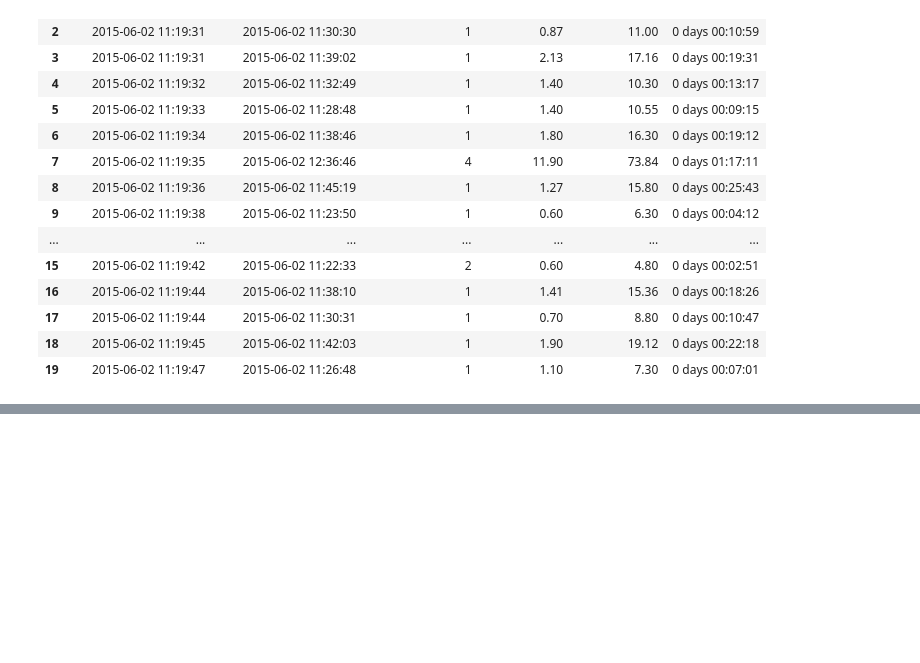
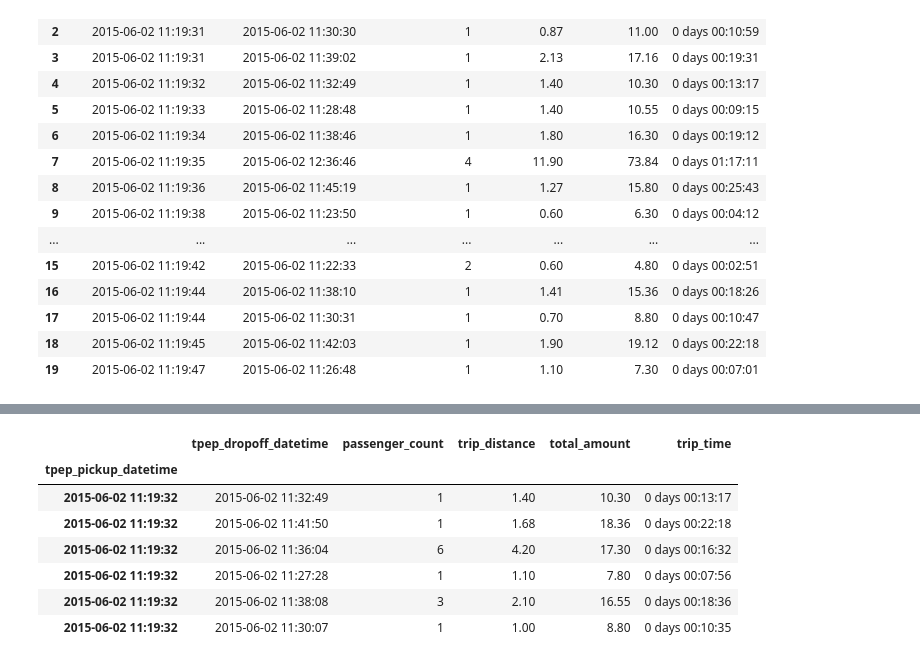
Before and after one commit to ramlaxman/cisco-2020-oct-14-pandas-dates, a Jupyter notebook: Cisco 2020 Oct 14 — pandas dates.ipynb, the cells around one changed output, grey strips where cells are left out. Drawn from its saved outputs; the diff is of its cells as text; code cells hidden in the pictures; blank space fills up the shorter version.

```diff
--- a/Cisco 2020 Oct 14 — pandas dates.ipynb
+++ b/Cisco 2020 Oct 14 — pandas dates.ipynb
@@ -273,0 +284,5 @@ df.head(20)
+# %%
+# use a datetime column as the index into the data frame!
+
+df = df.set_index('tpep_pickup_datetime')
+df.head()
@@ -273,0 +297,12 @@ df.head(20)
+# %%
+# (1)
+df.loc['2015-06-02 11:19:32']
+# %% [output]
+|  | tpep_dropoff_datetime | passenger_count | trip_distance | total_amount | trip_time |
+| tpep_pickup_datetime |  |  |  |  |  |
+| 2015-06-02 11:19:32 | 2015-06-02 11:32:49 | 1 | 1.40 | 10.30 | 0 days 00:13:17 |
+| 2015-06-02 11:19:32 | 2015-06-02 11:41:50 | 1 | 1.68 | 18.36 | 0 days 00:22:18 |
+| 2015-06-02 11:19:32 | 2015-06-02 11:36:04 | 6 | 4.20 | 17.30 | 0 days 00:16:32 |
+| 2015-06-02 11:19:32 | 2015-06-02 11:27:28 | 1 | 1.10 | 7.80 | 0 days 00:07:56 |
+| 2015-06-02 11:19:32 | 2015-06-02 11:38:08 | 3 | 2.10 | 16.55 | 0 days 00:18:36 |
+| 2015-06-02 11:19:32 | 2015-06-02 11:30:07 | 1 | 1.00 | 8.80 | 0 days 00:10:35 |
```
Also changed, not shown: parts of 2 cells of this notebook.
